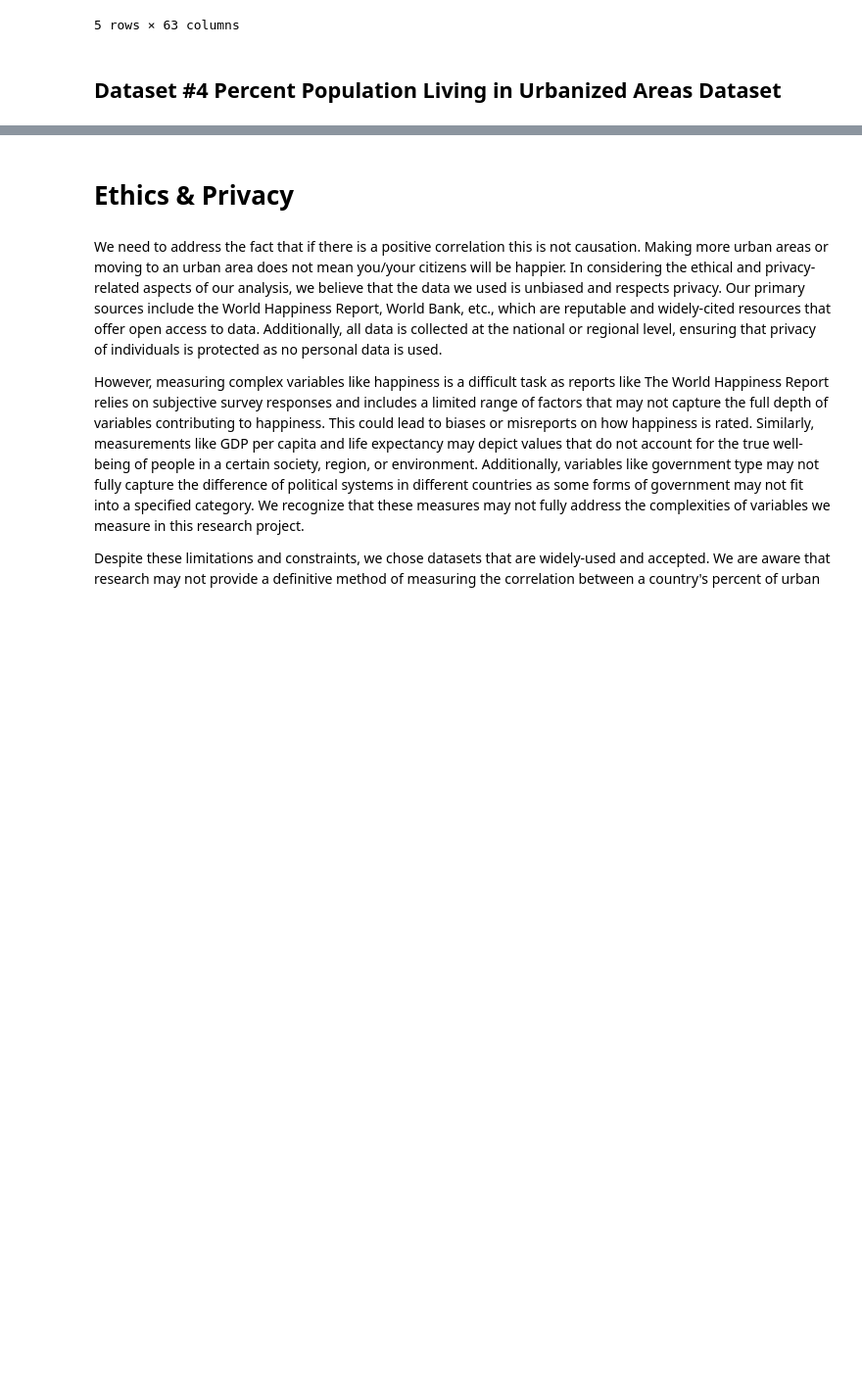
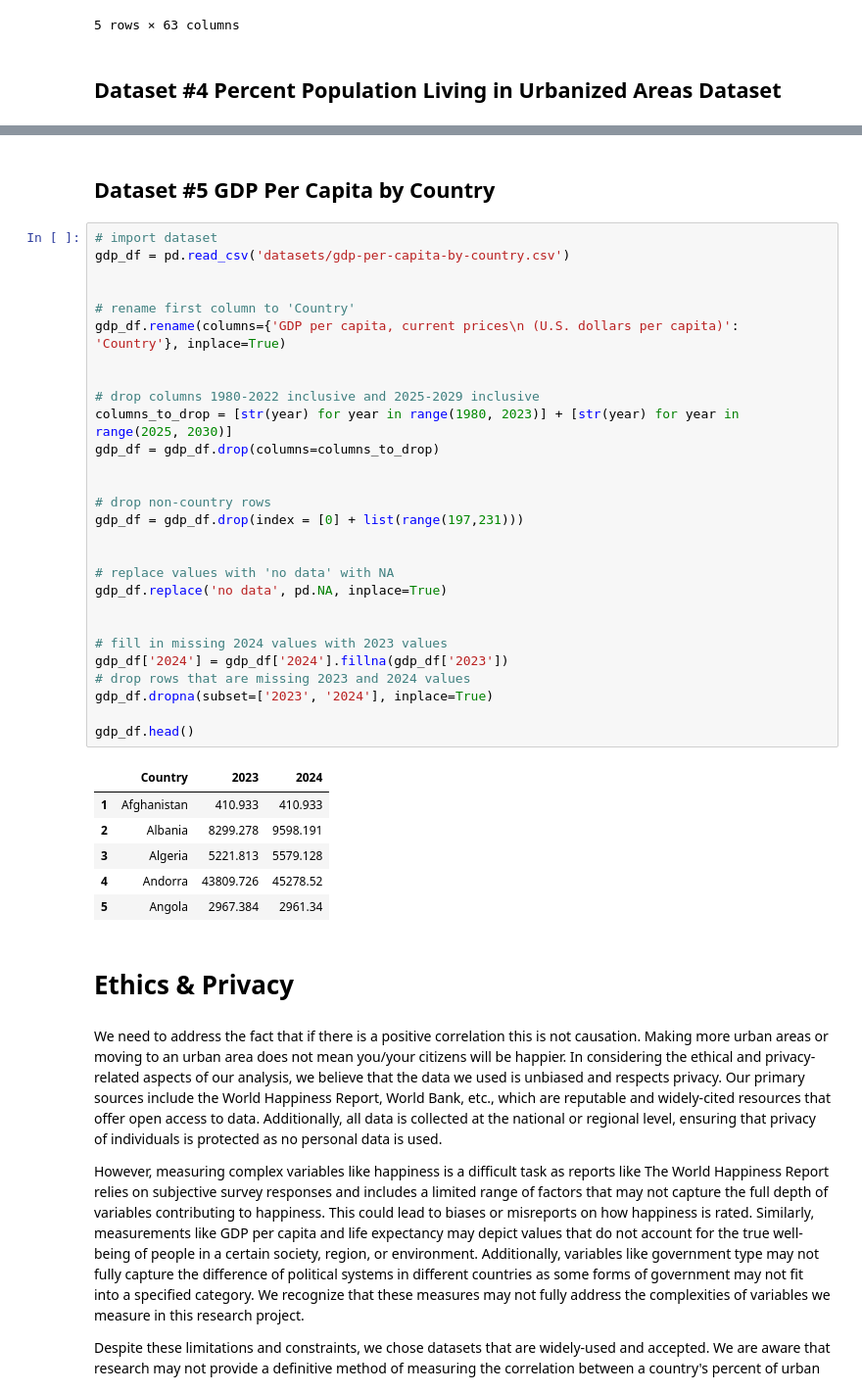
Before and after one commit to abbymcleod/Country-Happiness-Index, a Jupyter notebook: DataCheckpoint_Group010-FA24.ipynb, the cells around one changed output, grey strips where cells are left out. Shown at 98% size. Cells and saved outputs as stored; diff of their text form; blank space fills up the shorter version.

Commit message:
fixed bug, updated research question, added dataset #5, organized datasets

```diff
--- a/DataCheckpoint_Group010-FA24.ipynb
+++ b/DataCheckpoint_Group010-FA24.ipynb
@@ -273,6 +272,43 @@ urban_pop_df.head()
 | 2 | Afghanistan | 1962 | 8.976 |
 | 3 | Afghanistan | 1963 | 9.276 |
 | 4 | Afghanistan | 1964 | 9.586 |
+# %% [markdown]
+## Dataset #5 GDP Per Capita by Country
+# %%
+# import dataset
+gdp_df = pd.read_csv('datasets/gdp-per-capita-by-country.csv')
+
+
+# rename first column to 'Country'
+gdp_df.rename(columns={'GDP per capita, current prices\n (U.S. dollars per capita)': 'Country'}, inplace=True)
+
+
+# drop columns 1980-2022 inclusive and 2025-2029 inclusive
+columns_to_drop = [str(year) for year in range(1980, 2023)] + [str(year) for year in range(2025, 2030)]
+gdp_df = gdp_df.drop(columns=columns_to_drop)
+
+
+# drop non-country rows
+gdp_df = gdp_df.drop(index = [0] + list(range(197,231)))
+
+
+# replace values with 'no data' with NA
+gdp_df.replace('no data', pd.NA, inplace=True)
+
+
+# fill in missing 2024 values with 2023 values
+gdp_df['2024'] = gdp_df['2024'].fillna(gdp_df['2023'])
+# drop rows that are missing 2023 and 2024 values
+gdp_df.dropna(subset=['2023', '2024'], inplace=True)
+
+gdp_df.head()
+# %% [output]
+|  | Country | 2023 | 2024 |
+| 1 | Afghanistan | 410.933 | 410.933 |
+| 2 | Albania | 8299.278 | 9598.191 |
+| 3 | Algeria | 5221.813 | 5579.128 |
+| 4 | Andorra | 43809.726 | 45278.52 |
+| 5 | Angola | 2967.384 | 2961.34 |
 # %% [markdown]
 # Ethics & Privacy
 # %% [markdown]
```
Also changed, not shown: parts of 8 cells of this notebook, 7 other files.
